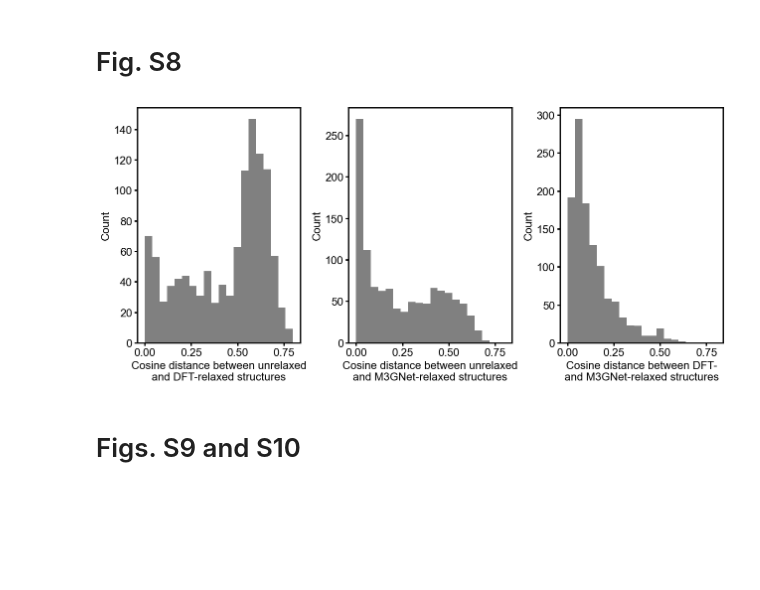
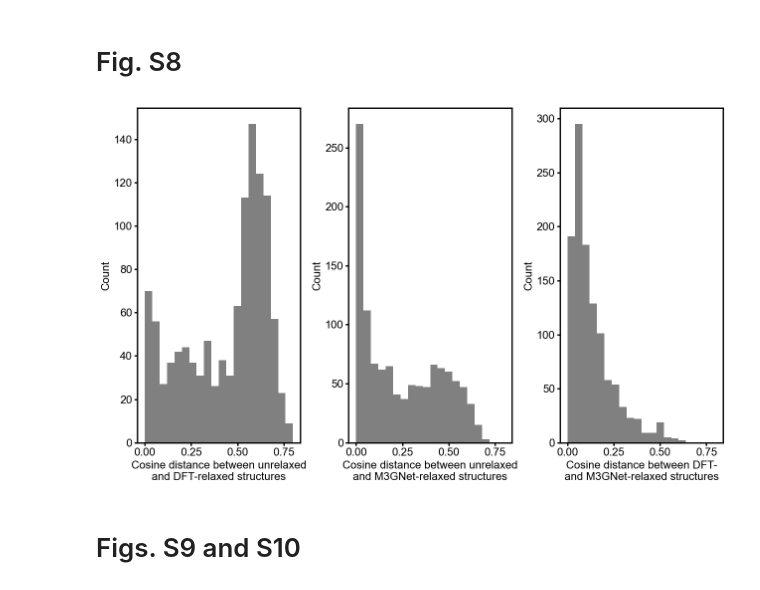
Before and after one commit to learningmatter-mit/Perovskite-Ordering-Descriptors, a Jupyter notebook: descriptors/perovskite_ordering_descriptors.ipynb, the cells around one changed output. Drawn from its saved outputs; the diff is of its cells as text; code cells hidden in the pictures; blank space fills up the shorter version.

```diff
--- a/descriptors/perovskite_ordering_descriptors.ipynb
+++ b/descriptors/perovskite_ordering_descriptors.ipynb
@@ -332,39 +332,39 @@ plt.savefig('../figures/m3gnet_dft_parity.pdf', bbox_inches='tight')
 # %%
 fig, axs = plt.subplot_mosaic(
     [['cosine_unrelaxed_dft', 'cosine_unrelaxed_m3gnet', 'cosine_dft_m3gnet']],
-    figsize=(13, 6)
+    figsize=(13, 8)
 )
 
 struct_fingerprints = {
     'cosine_unrelaxed_dft': [],
     'cosine_unrelaxed_m3gnet': [],
     'cosine_dft_m3gnet': []
 }
 
 for index, row in perovskite_ordering_data.iterrows():
     for i in range(6):
         if row['dft_opt_struct'][i] != None:
             struct_fingerprints['cosine_unrelaxed_dft'].append(cosine(row['unrelaxed_struct'][i]['struct_fingerprint'], row['dft_opt_struct'][i]['struct_fingerprint']))
             struct_fingerprints['cosine_unrelaxed_m3gnet'].append(cosine(row['unrelaxed_struct'][i]['struct_fingerprint'], row['m3gnet_opt_struct'][i]['struct_fingerprint']))
             struct_fingerprints['cosine_dft_m3gnet'].append(cosine(row['dft_opt_struct'][i]['struct_fingerprint'], row['m3gnet_opt_struct'][i]['struct_fingerprint']))
 
 ylabel = 'Count'
 bins = 20
 xlim = [0.0, 0.8]
 
 axs['cosine_unrelaxed_dft'].hist(struct_fingerprints['cosine_unrelaxed_dft'], bins=bins, range=xlim, log=False, color='grey');
 axs['cosine_unrelaxed_dft'].set(xlabel='Cosine distance between unrelaxed\nand DFT-relaxed structures', ylabel=ylabel);
 
 axs['cosine_unrelaxed_m3gnet'].hist(struct_fingerprints['cosine_unrelaxed_m3gnet'], bins=bins, range=xlim, log=False, color='grey');
 axs['cosine_unrelaxed_m3gnet'].set(xlabel='Cosine distance between unrelaxed\nand M3GNet-relaxed structures', ylabel=ylabel);
 
 axs['cosine_dft_m3gnet'].hist(struct_fingerprints['cosine_dft_m3gnet'], bins=bins, range=xlim, log=False, color='grey');
 axs['cosine_dft_m3gnet'].set(xlabel='Cosine distance between DFT-\nand M3GNet-relaxed structures', ylabel=ylabel);
 
 plt.tight_layout()
 plt.savefig('../figures/struct_fingerprint.pdf', bbox_inches='tight')
 # %% [output]
-[figure, old version]
+[figure, new version]
 # %% [markdown]
 # Figs. S9 and S10
 # %%
```
Also changed, not shown: 14 other files.
